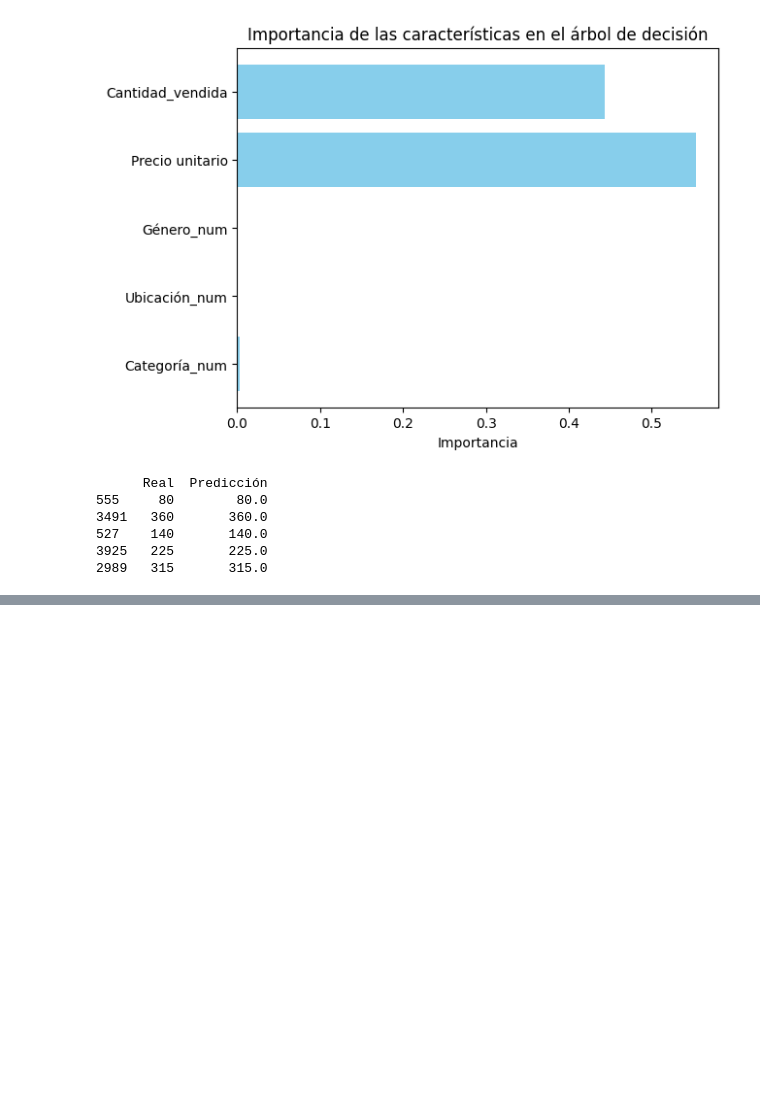
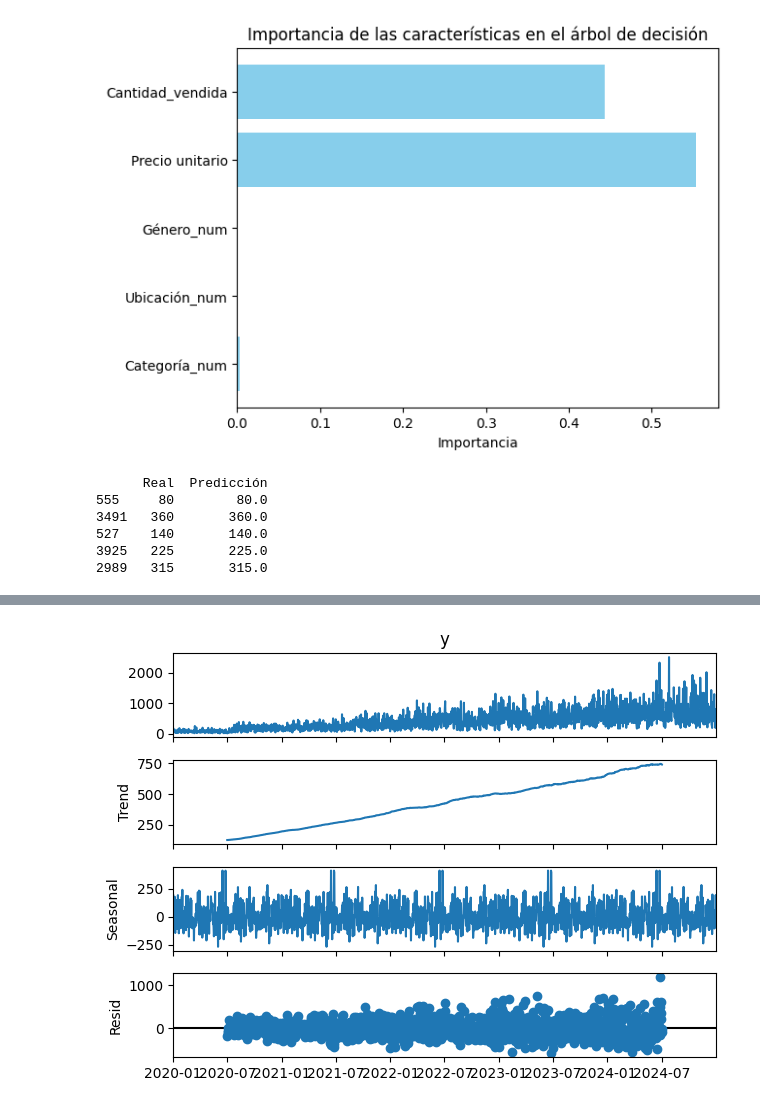
Before and after one commit to juanjose23/AnalisisTiendaRopaIA, a Jupyter notebook: IA.ipynb, the cells around one changed output, grey strips where cells are left out. Drawn from its saved outputs; the diff is of its cells as text; code cells hidden in the pictures; blank space fills up the shorter version.

```diff
--- a/IA.ipynb
+++ b/IA.ipynb
@@ -518,0 +549,12 @@ ModuleNotFoundError: No module named 'fbprophet'
+# %%
+from statsmodels.tsa.seasonal import seasonal_decompose
+
+# Descomponer los ingresos diarios
+sales_by_date.set_index('ds', inplace=True)
+decomposition = seasonal_decompose(sales_by_date['y'], model='additive', period=365)
+
+# Graficar la descomposición
+decomposition.plot()
+plt.show()
+# %% [output]
+[figure, added]
```
Also changed, not shown: parts of 8 cells of this notebook.
